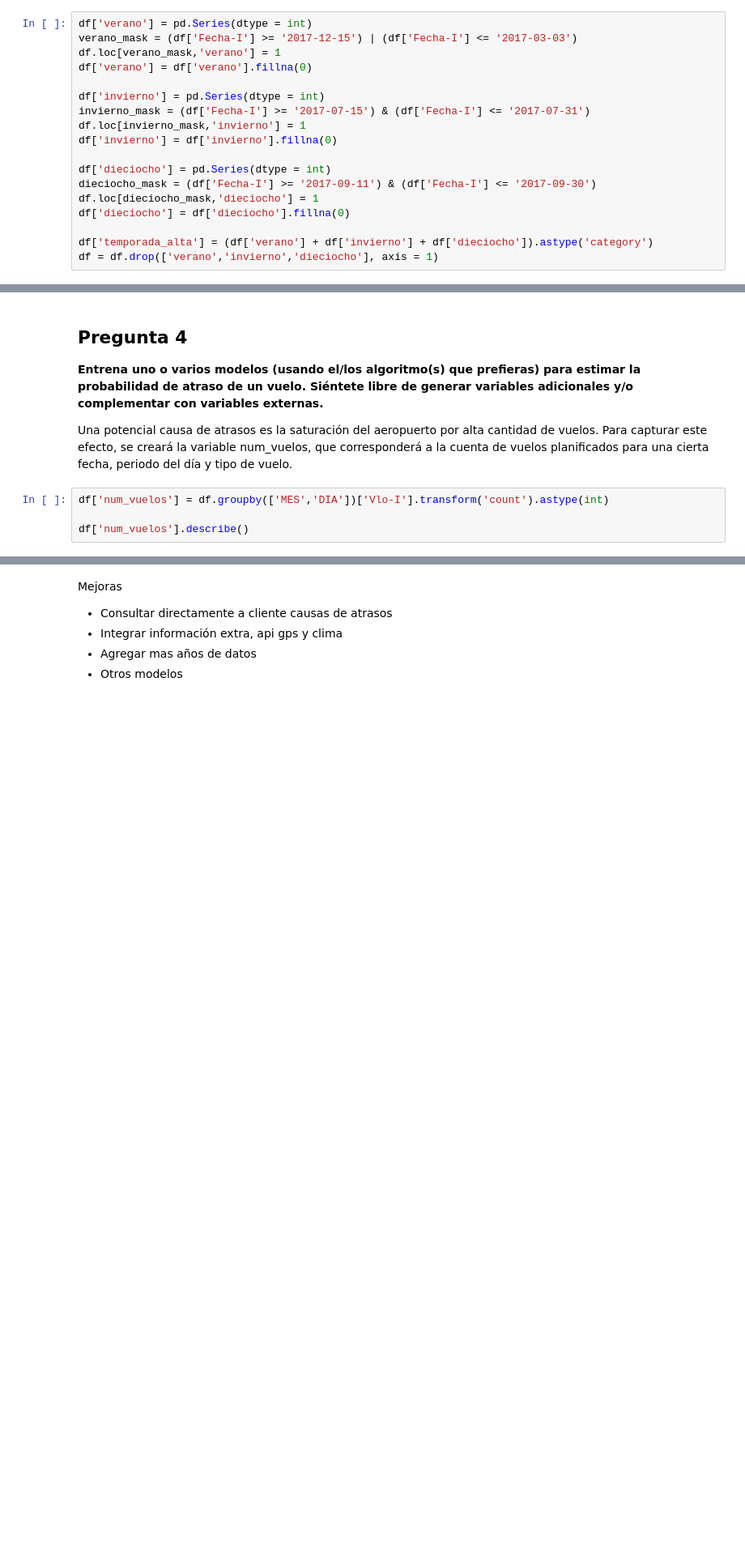
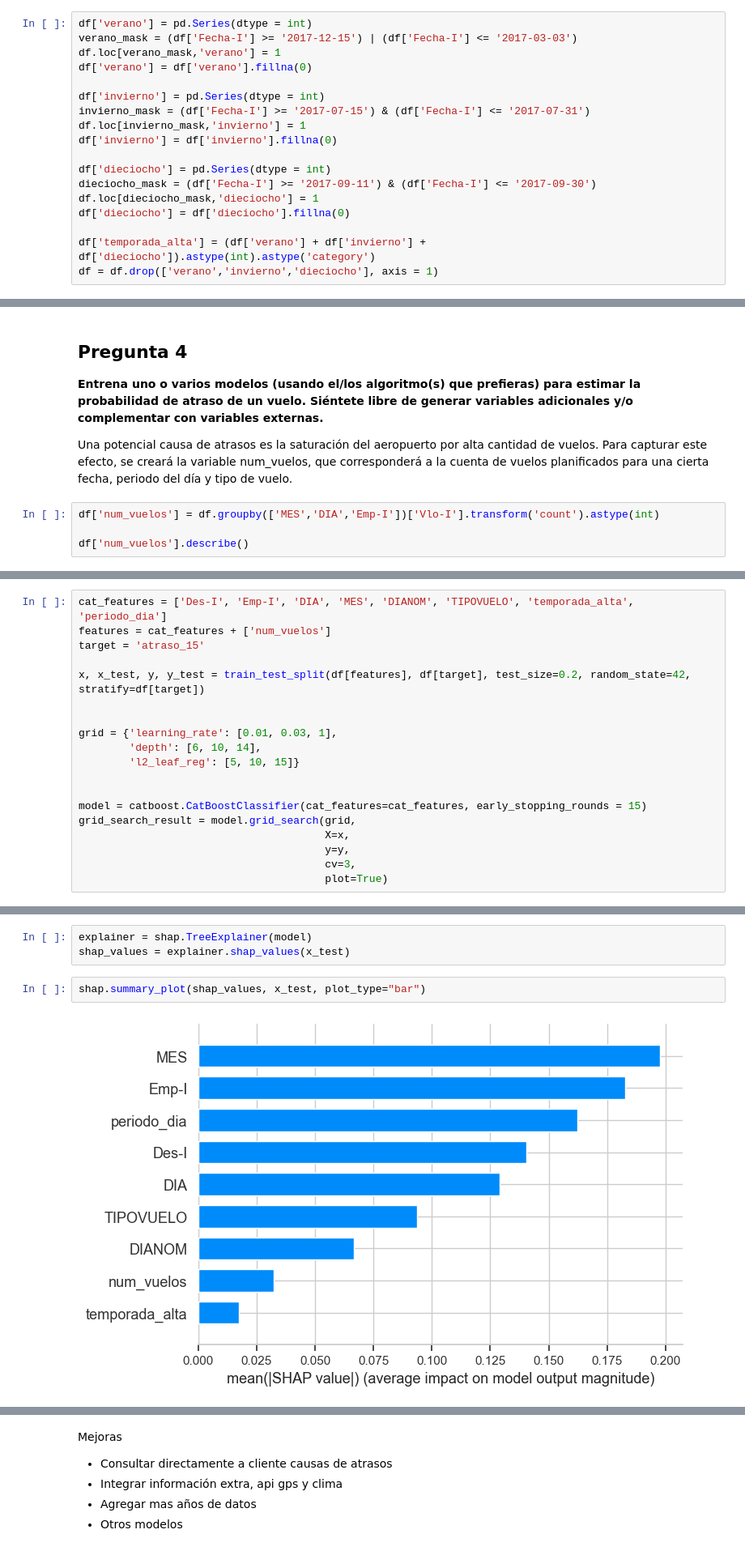
Before and after one commit to felipeuribe1/NeuralWorks-DS-Challenge, a Jupyter notebook: DS_Challenge_FUribe.ipynb, the cells around one changed output, grey strips where cells are left out. Shown at 81% size. Drawn from its saved outputs; the diff is of its cells as text; blank space fills up the shorter version.

Commit message:
catboost

```diff
--- a/DS_Challenge_FUribe.ipynb
+++ b/DS_Challenge_FUribe.ipynb
@@ -242,7 +243,7 @@ dieciocho_mask = (df['Fecha-I'] >= '2017-09-11') & (df['Fecha-I'] <= '2017-09-30
 df.loc[dieciocho_mask,'dieciocho'] = 1
 df['dieciocho'] = df['dieciocho'].fillna(0)
 
-df['temporada_alta'] = (df['verano'] + df['invierno'] + df['dieciocho']).astype('category')
+df['temporada_alta'] = (df['verano'] + df['invierno'] + df['dieciocho']).astype(int).astype('category')
 df = df.drop(['verano','invierno','dieciocho'], axis = 1)
 # %% [markdown]
 A continuación se construyen dif_min y atraso_15.
@@ -352,7 +353,7 @@ de un vuelo. Siéntete libre de generar variables adicionales y/o complementar c
 
 Una potencial causa de atrasos es la saturación del aeropuerto por alta cantidad de vuelos. Para capturar este efecto, se creará la variable num_vuelos, que corresponderá a la cuenta de vuelos planificados para una cierta fecha, periodo del día y tipo de vuelo.
 # %%
-df['num_vuelos'] = df.groupby(['MES','DIA'])['Vlo-I'].transform('count').astype(int)
+df['num_vuelos'] = df.groupby(['MES','DIA','Emp-I'])['Vlo-I'].transform('count').astype(int)
 
 df['num_vuelos'].describe()
 # %% [output]
@@ -471,0 +466,19 @@ Se utiliza el set de testing para evaluar la performance. Las métricas a utiliz
+# %%
+cat_features = ['Des-I', 'Emp-I', 'DIA', 'MES', 'DIANOM', 'TIPOVUELO', 'temporada_alta', 'periodo_dia']
+features = cat_features + ['num_vuelos']
+target = 'atraso_15'
+
+x, x_test, y, y_test = train_test_split(df[features], df[target], test_size=0.2, random_state=42, stratify=df[target])
+
+
+grid = {'learning_rate': [0.01, 0.03, 1],
+        'depth': [6, 10, 14],
+        'l2_leaf_reg': [5, 10, 15]}
+
+
+model = catboost.CatBoostClassifier(cat_features=cat_features, early_stopping_rounds = 15)
+grid_search_result = model.grid_search(grid,
+                                       X=x,
+                                       y=y,
+                                       cv=3,
+                                       plot=True)
@@ -498,0 +532,7 @@ Stack trace:
+# %%
+explainer = shap.TreeExplainer(model)
+shap_values = explainer.shap_values(x_test)
+# %%
+shap.summary_plot(shap_values, x_test, plot_type="bar")
+# %% [output]
+[figure, added]
```
Also changed, not shown: parts of 29 cells of this notebook, 7 other files.
